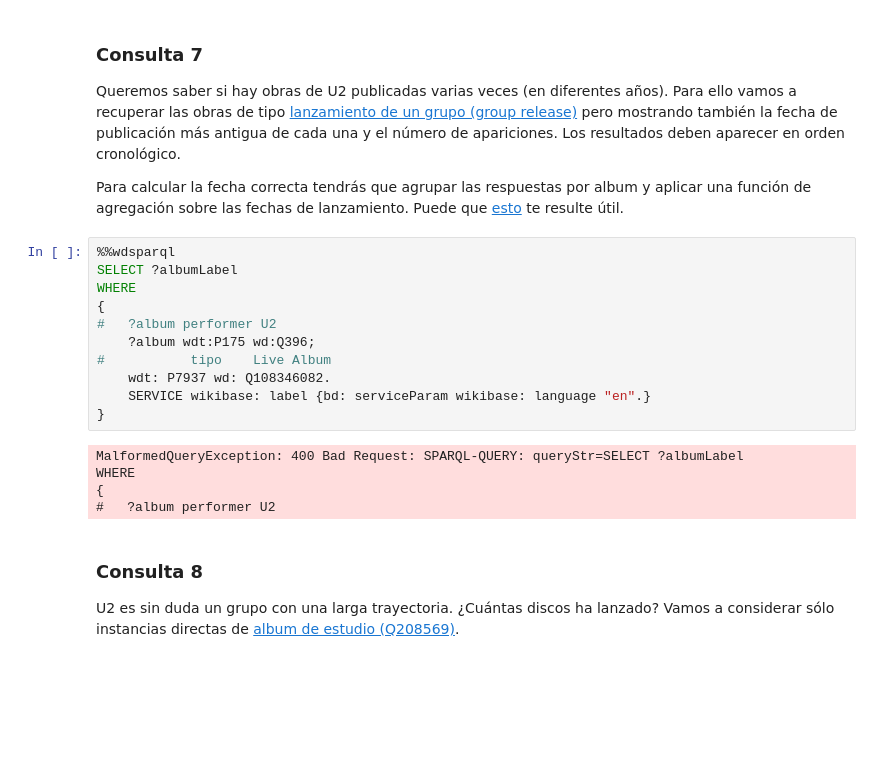
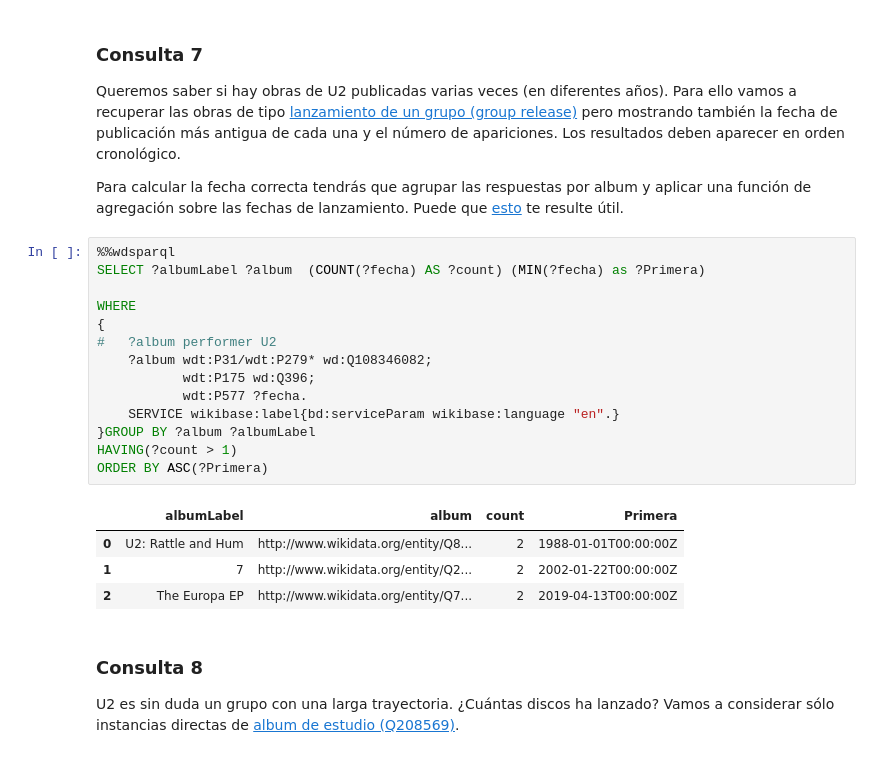
Before and after one commit to ALK222/IA2, a Jupyter notebook: labs/lab1/P1_sparql_enunciado_2023_GII.ipynb, the cells around one changed output. Cells and saved outputs as stored; diff of their text form; blank space fills up the shorter version.

```diff
--- a/labs/lab1/P1_sparql_enunciado_2023_GII.ipynb
+++ b/labs/lab1/P1_sparql_enunciado_2023_GII.ipynb
@@ -239,20 +239,23 @@ Queremos saber si hay obras de U2 publicadas varias veces (en diferentes años).
 Para calcular la fecha correcta tendrás que agrupar las respuestas por album y aplicar una función de agregación sobre las fechas de lanzamiento. Puede que [esto](https://www.wikidata.org/wiki/Wikidata:SPARQL_tutorial#Grouping) te resulte útil.
 # %%
 %%wdsparql
-SELECT ?albumLabel
+SELECT ?albumLabel ?album  (COUNT(?fecha) AS ?count) (MIN(?fecha) as ?Primera)
+
 WHERE
 {
 #   ?album performer U2
-    ?album wdt:P175 wd:Q396;
-#           tipo    Live Album
-    wdt: P7937 wd: Q108346082.
-    SERVICE wikibase: label {bd: serviceParam wikibase: language "en".}
-}
+    ?album wdt:P31/wdt:P279* wd:Q108346082;
+           wdt:P175 wd:Q396;
+           wdt:P577 ?fecha.
+    SERVICE wikibase:label{bd:serviceParam wikibase:language "en".}
+}GROUP BY ?album ?albumLabel
+HAVING(?count > 1)
+ORDER BY ASC(?Primera)
 # %% [output]
-MalformedQueryException: 400 Bad Request: SPARQL-QUERY: queryStr=SELECT ?albumLabel
-WHERE
-{
-#   ?album performer U2
+|  | albumLabel | album | count | Primera |
+| 0 | U2: Rattle and Hum | http://www.wikidata.org/entity/Q8... | 2 | 1988-01-01T00:00:00Z |
+| 1 | 7 | http://www.wikidata.org/entity/Q2... | 2 | 2002-01-22T00:00:00Z |
+| 2 | The Europa EP | http://www.wikidata.org/entity/Q7... | 2 | 2019-04-13T00:00:00Z |
 # %% [markdown]
 ### Consulta 8
 
```
Also changed, not shown: parts of 2 cells of this notebook.
